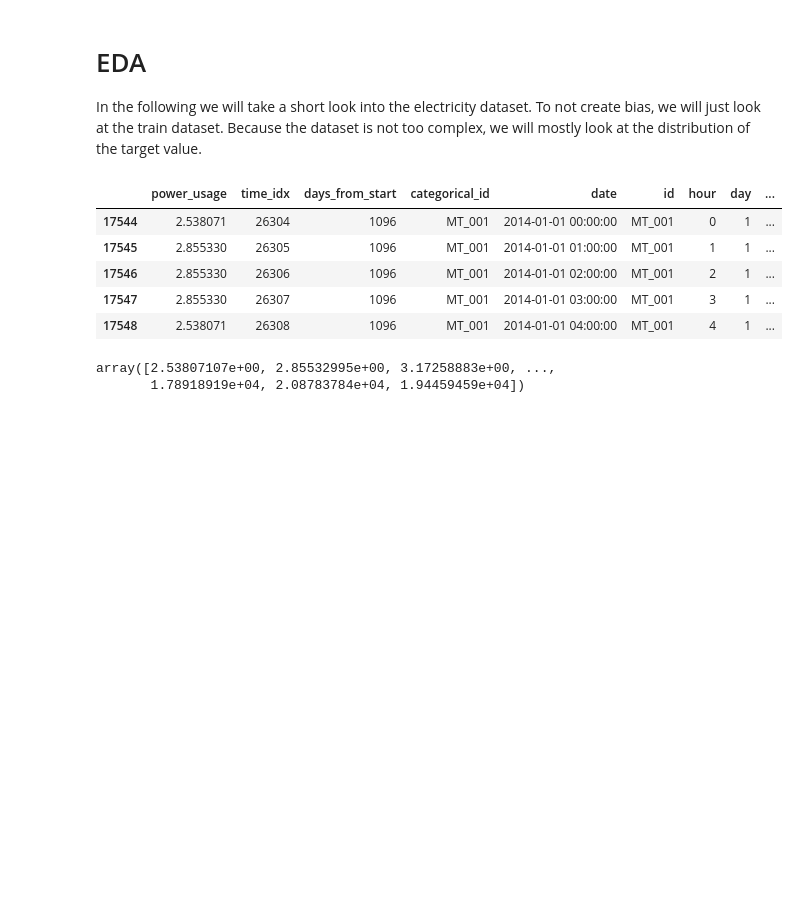
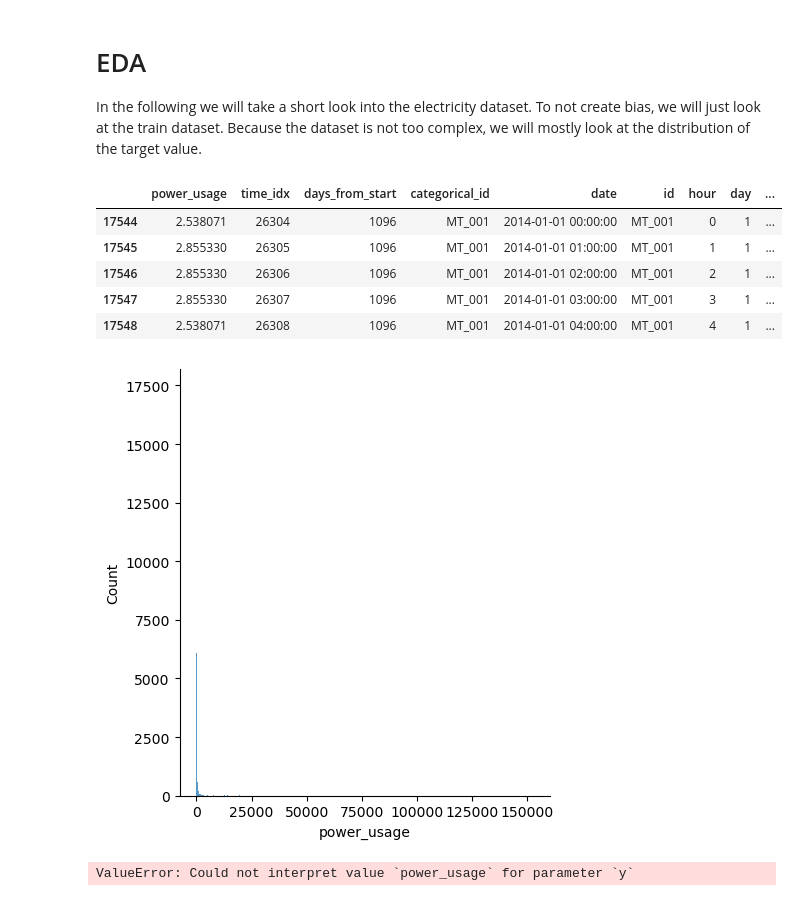
Before and after one commit to ben10ben/Interpretable-time-series-forecasting-at-scale, a Jupyter notebook: Electricity_EDA_Eval.ipynb, the cells around one changed output. Drawn from its saved outputs; the diff is of its cells as text; code cells hidden in the pictures; blank space fills up the shorter version.

```diff
--- a/Electricity_EDA_Eval.ipynb
+++ b/Electricity_EDA_Eval.ipynb
@@ -38,11 +38,11 @@ train.head()
 | 17546 | 2.855330 | 26306 | 1096 | MT_001 | 2014-01-01 02:00:00 | MT_001 | 2 | 1 | ... |
 | 17547 | 2.855330 | 26307 | 1096 | MT_001 | 2014-01-01 03:00:00 | MT_001 | 3 | 1 | ... |
 | 17548 | 2.538071 | 26308 | 1096 | MT_001 | 2014-01-01 04:00:00 | MT_001 | 4 | 1 | ... |
-# %%
-train.power_usage.unique()
-# %% [output]
-array([2.53807107e+00, 2.85532995e+00, 3.17258883e+00, ...,
-       1.78918919e+04, 2.08783784e+04, 1.94459459e+04])
 # %%
 import seaborn as sns
-sns.displot(train, x="flipper_length_mm")
+import matplotlib.pyplot as plt
+
+visual = sns.displot(data=train, x="power_usage", discrete=True)
+plt.show()
+# %% [output]
+[figure, added]
@@ -49 +54,5 @@ sns.displot(train, x="flipper_length_mm")
+# %%
+sns.scatterplot(train, y="power_usage")
+# %% [output]
+ValueError: Could not interpret value `power_usage` for parameter `y`
 # %%
```
Also changed, not shown: parts of 6 cells of this notebook, 2 other files.
